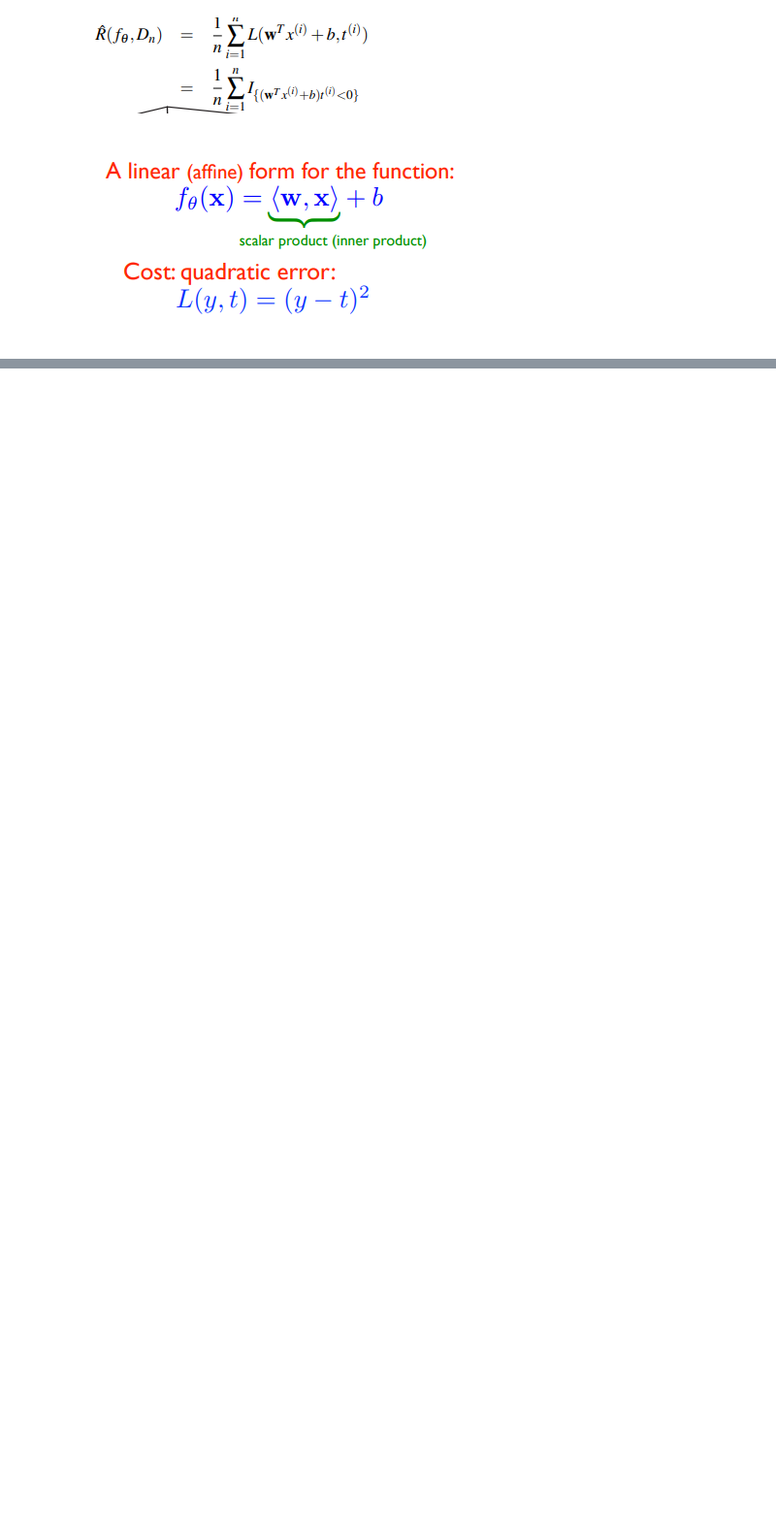
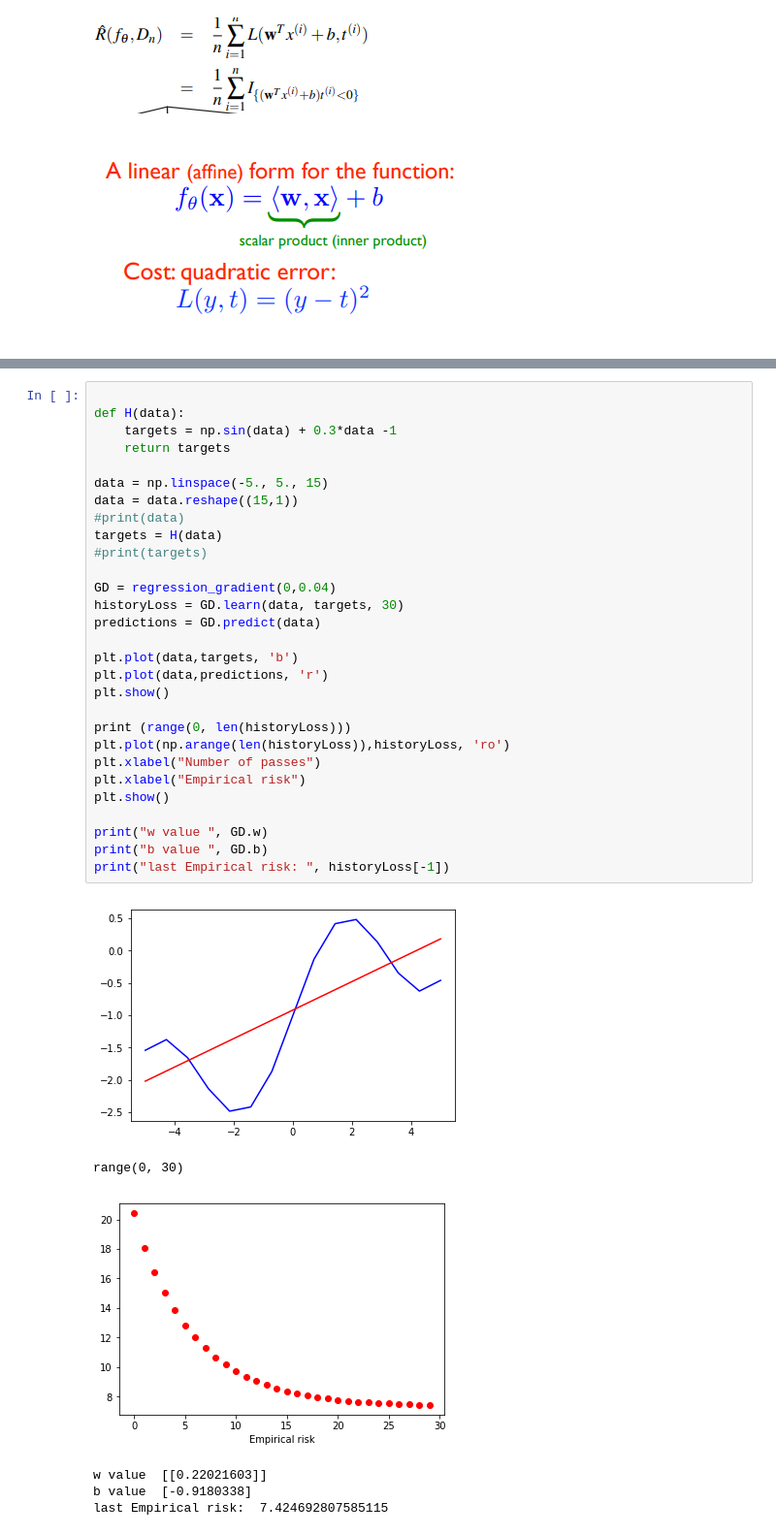
Before and after one commit to marued/IFT6390, a Jupyter notebook: Homeworks/Homework2/testing ground.ipynb, the cells around one changed output, grey strips where cells are left out. Shown: that part at 97% size. Cells and saved outputs as stored; diff of their text form; blank space fills up the shorter version.

Commit message:
added number 1.3 and 1.2.2

```diff
--- a/Homeworks/Homework2/testing ground.ipynb
+++ b/Homeworks/Homework2/testing ground.ipynb
@@ -34,0 +61,36 @@ class regression_gradient:
+# %%
+
+def H(data):
+    targets = np.sin(data) + 0.3*data -1
+    return targets
+
+data = np.linspace(-5., 5., 15)
+data = data.reshape((15,1))
+#print(data)
+targets = H(data)
+#print(targets)
+
+GD = regression_gradient(0,0.04)
+historyLoss = GD.learn(data, targets, 30)
+predictions = GD.predict(data)
+
+plt.plot(data,targets, 'b')
+plt.plot(data,predictions, 'r')
+plt.show()
+
+print (range(0, len(historyLoss)))
+plt.plot(np.arange(len(historyLoss)),historyLoss, 'ro')
+plt.xlabel("Number of passes")
+plt.xlabel("Empirical risk")
+plt.show()
+
+print("w value ", GD.w)
+print("b value ", GD.b)
+print("last Empirical risk: ", historyLoss[-1])
+# %% [output]
+[figure, added]
+range(0, 30)
+[figure, added]
+w value  [[0.22021603]]
+b value  [-0.9180338]
+last Empirical risk:  7.424692807585115
```
Also changed, not shown: parts of 4 cells of this notebook, 1 other file.
